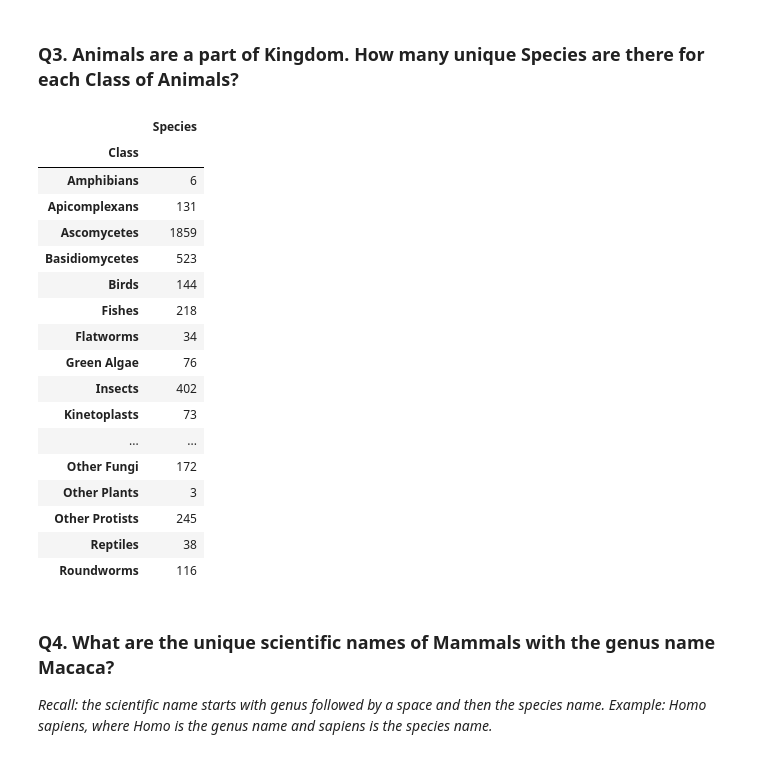
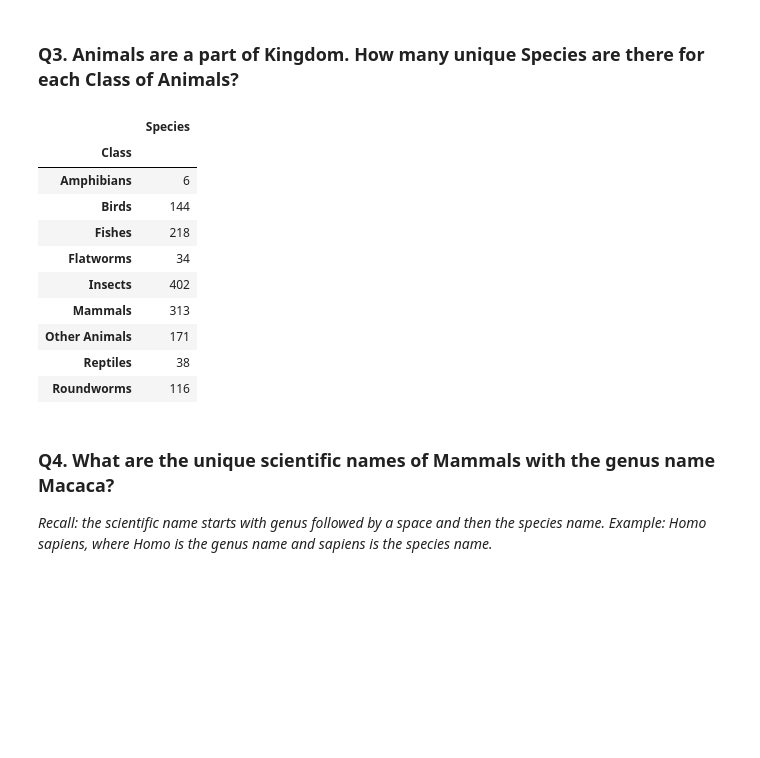
Before and after one commit to CS133-DataVisualization/mini-assignments-Kouryl, a Jupyter notebook: <TamA>_A4/Colab_A4_data_exploration.ipynb, the cells around one changed output. Saved outputs shown, nothing was run; the diff lists cells and outputs as text; code cells hidden in the pictures; blank space fills up the shorter version.

```diff
--- a/<TamA>_A4/Colab_A4_data_exploration.ipynb
+++ b/<TamA>_A4/Colab_A4_data_exploration.ipynb
@@ -83,25 +77,19 @@ q2_euk
 ### Q3. Animals are a part of Kingdom. How many unique Species are there for each Class of Animals?
 # %%
 # Your code here . . .
-q3_euk = euk.loc[:, ['Class', 'Species']].groupby('Class').nunique()
+q3_euk = euk[euk['Kingdom'] == 'Animals']
+q3_euk = q3_euk.loc[:, ['Class', 'Species']].groupby('Class').nunique()
 q3_euk
 # %% [output]
 |  | Species |
 | Class |  |
 | Amphibians | 6 |
-| Apicomplexans | 131 |
-| Ascomycetes | 1859 |
-| Basidiomycetes | 523 |
 | Birds | 144 |
 | Fishes | 218 |
 | Flatworms | 34 |
-| Green Algae | 76 |
 | Insects | 402 |
-| Kinetoplasts | 73 |
-| ... | ... |
-| Other Fungi | 172 |
-| Other Plants | 3 |
-| Other Protists | 245 |
+| Mammals | 313 |
+| Other Animals | 171 |
 | Reptiles | 38 |
 | Roundworms | 116 |
 # %% [markdown]
```
Also changed, not shown: parts of 1 cell of this notebook.
